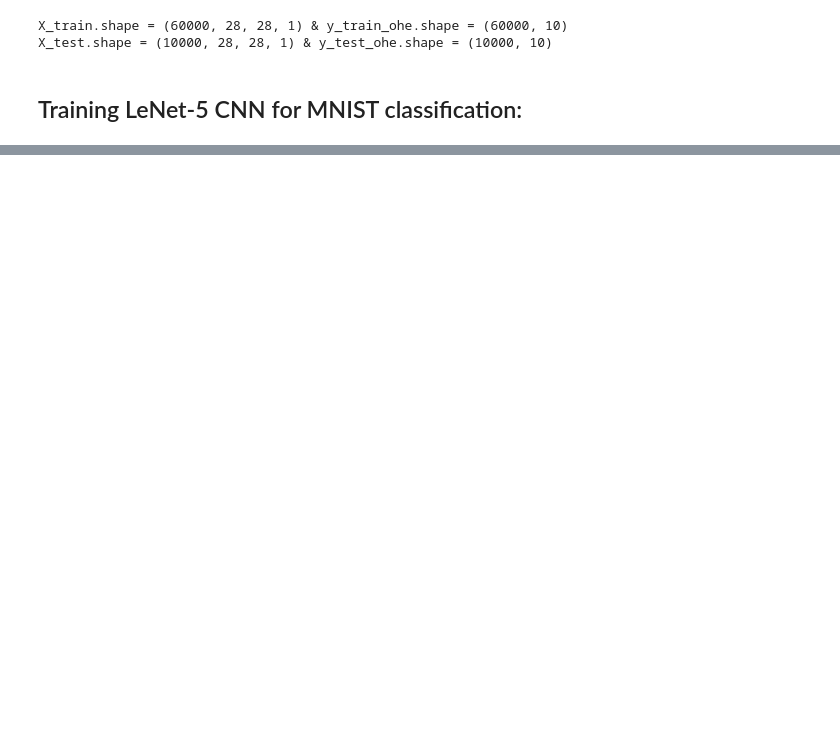
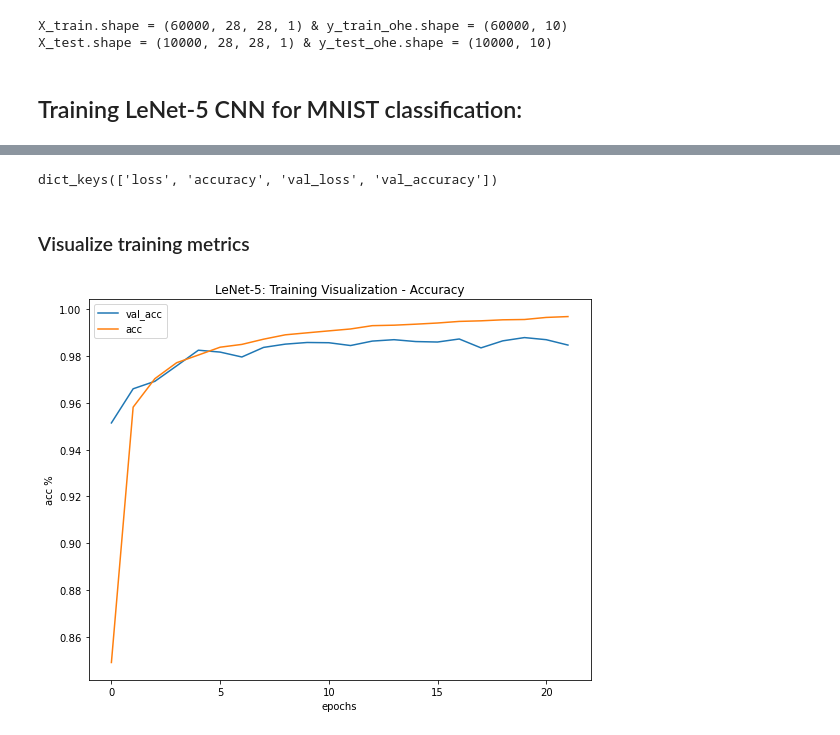
Before and after one commit to arjun-majumdar/CNN_Classifications, a Jupyter notebook: LeNet_5_MNIST_CNN.ipynb, the cells around one changed output, grey strips where cells are left out. Saved outputs shown, nothing was run; the diff lists cells and outputs as text; code cells hidden in the pictures; blank space fills up the shorter version.

```diff
--- a/LeNet_5_MNIST_CNN.ipynb
+++ b/LeNet_5_MNIST_CNN.ipynb
@@ -113,0 +223,17 @@ Epoch 24/30
+# %%
+history.history.keys()
+# %% [output]
+dict_keys(['loss', 'accuracy', 'val_loss', 'val_accuracy'])
+# %% [markdown]
+### Visualize training metrics
+# %%
+plt.figure(figsize = (9, 7))
+plt.plot(history.history['val_accuracy'], label = 'val_acc')
+plt.plot(history.history['accuracy'], label = 'acc')
+plt.xlabel("epochs")
+plt.ylabel("acc %")
+plt.legend(loc = 'best')
+plt.title("LeNet-5: Training Visualization - Accuracy")
+plt.show()
+# %% [output]
+[figure, added]
```
Also changed, not shown: parts of 26 cells of this notebook.
